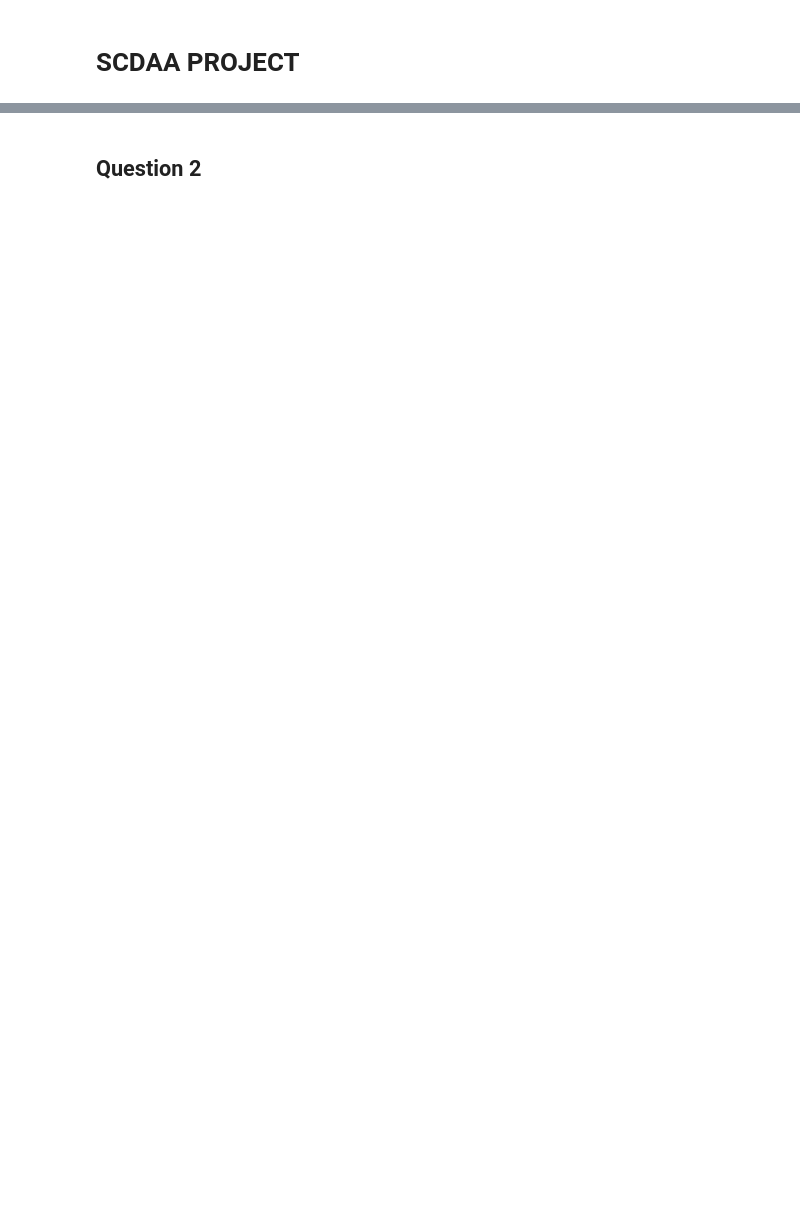
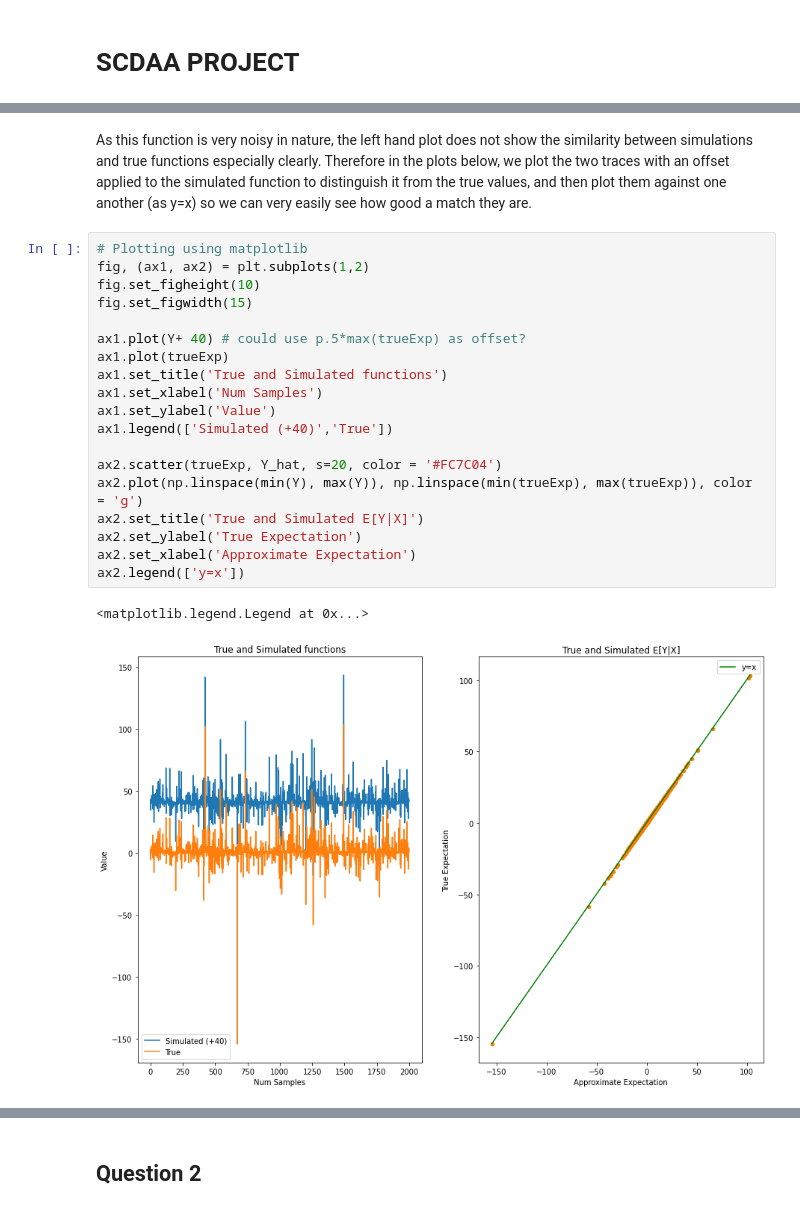
Before and after one commit to s2133934/SCDAA_CW_2021, a Jupyter notebook: notebook.ipynb, the cells around one changed output, grey strips where cells are left out. Cells and saved outputs as stored; diff of their text form; blank space fills up the shorter version.

```diff
--- a/notebook.ipynb
+++ b/notebook.ipynb
@@ -70,0 +110,24 @@ plt.show()
+# %% [markdown]
+As this function is very noisy in nature, the left hand plot does not show the similarity between simulations and true functions especially clearly. Therefore in the plots below, we plot the two traces with an offset applied to the simulated function to distinguish it from the true values, and then plot them against one another (as y=x) so we can very easily see how good a match they are.
+# %%
+# Plotting using matplotlib
+fig, (ax1, ax2) = plt.subplots(1,2)
+fig.set_figheight(10)
+fig.set_figwidth(15)
+
+ax1.plot(Y+ 40) # could use p.5*max(trueExp) as offset?
+ax1.plot(trueExp)
+ax1.set_title('True and Simulated functions')
+ax1.set_xlabel('Num Samples')
+ax1.set_ylabel('Value')
+ax1.legend(['Simulated (+40)','True'])
+
+ax2.scatter(trueExp, Y_hat, s=20, color = '#FC7C04')
+ax2.plot(np.linspace(min(Y), max(Y)), np.linspace(min(trueExp), max(trueExp)), color = 'g')
+ax2.set_title('True and Simulated E[Y|X]')
+ax2.set_ylabel('True Expectation')
+ax2.set_xlabel('Approximate Expectation')
+ax2.legend(['y=x'])
+# %% [output]
+<matplotlib.legend.Legend at 0x...>
+[figure, added]
```
Also changed, not shown: parts of 84 cells of this notebook, 3 other files.
